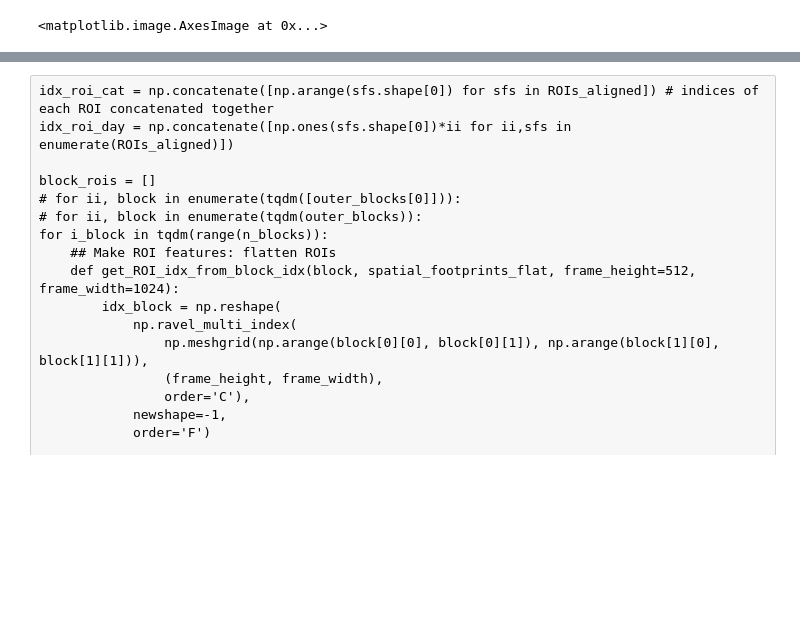
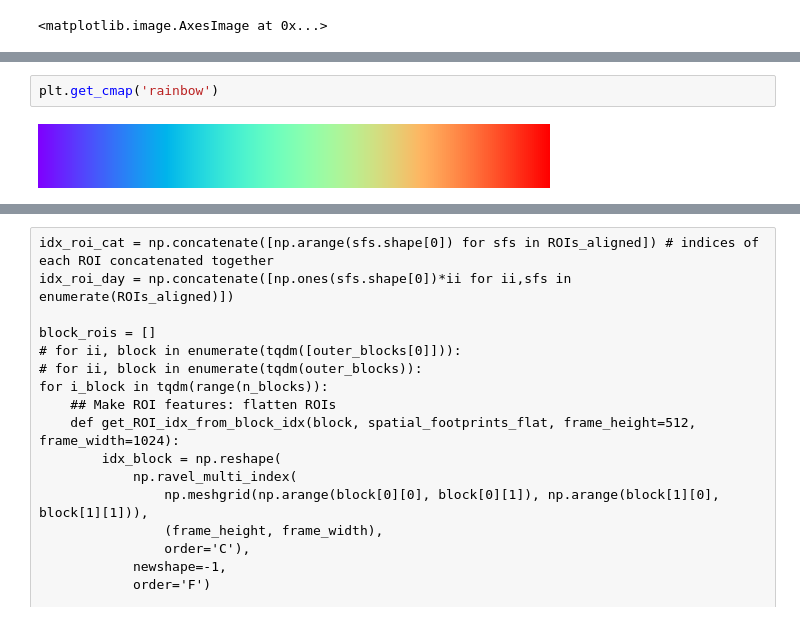
Before and after one commit to RichieHakim/NBAP, a Jupyter notebook: Multisession_ROI_registration.ipynb, the cells around one changed output, grey strips where cells are left out. Cells and saved outputs as stored; diff of their text form; blank space fills up the shorter version.

```diff
--- a/Multisession_ROI_registration.ipynb
+++ b/Multisession_ROI_registration.ipynb
@@ -994,0 +1019,4 @@ Each ROI in a cluster is given a distinct cluster color
+# %%
+plt.get_cmap('rainbow')
+# %% [output]
+[figure, added]
```
Also changed, not shown: parts of 88 cells of this notebook.
